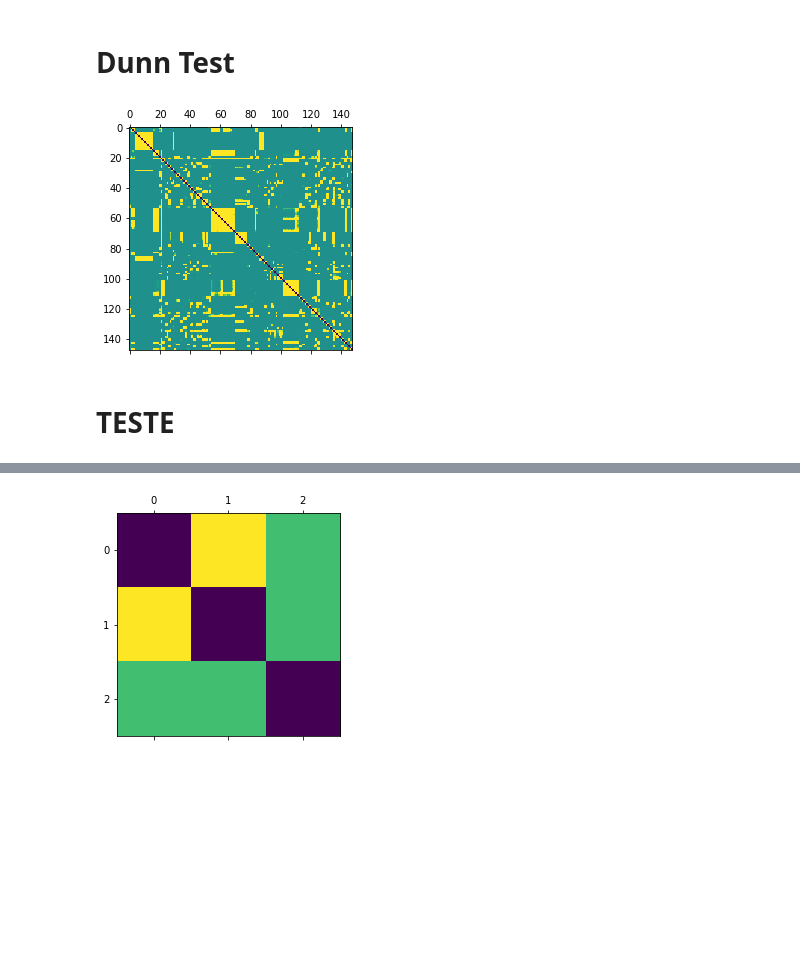
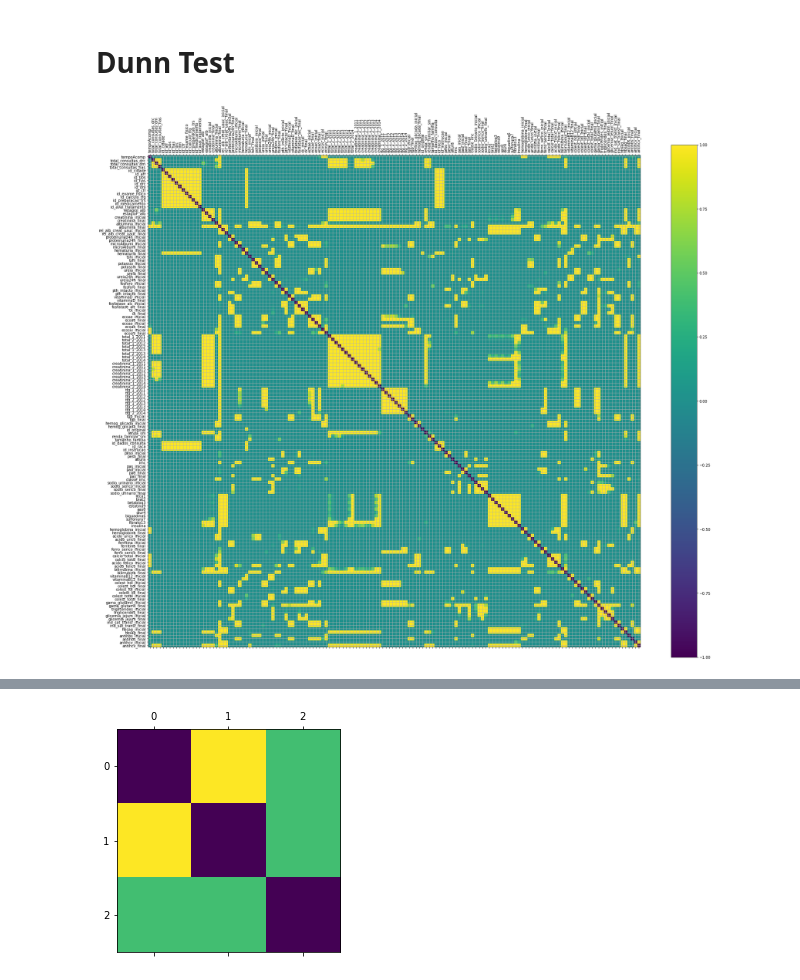
Before and after one commit to gabiiwa/DRC, a Jupyter notebook: kruskal_post_int.ipynb, the cells around one changed output, grey strips where cells are left out. Cells and saved outputs as stored; diff of their text form; code cells hidden in the pictures; blank space fills up the shorter version.

```diff
--- a/kruskal_post_int.ipynb
+++ b/kruskal_post_int.ipynb
@@ -116,9 +107,0 @@ plt
-# %%
-test = [*args]
-df = sp.posthoc_dunn(test, p_adjust = 'holm')
-plt.matshow(df)
-df.to_csv("dunn_test.csv")
-# %% [output]
-[figure, removed]
-# %% [markdown]
-# TESTE
@@ -124,0 +110,20 @@ df.to_csv("dunn_test.csv")
+# %%
+test = [*args]
+fig = plt.figure(figsize=(30,25))
+
+
+df = sp.posthoc_dunn(test, p_adjust = 'holm')
+
+
+cax = plt.matshow(df, fignum=1)
+fig.colorbar(cax)
+plt.xticks(range(0,len(dic_snulo.keys())),dic_snulo.keys(), rotation = 90)
+plt.yticks(range(0,len(dic_snulo.keys())),dic_snulo.keys())
+
+plt.grid()
+plt.savefig('148por148.png')
+plt.show()
+# plt.matshow(df)
+# df.to_csv("dunn_test.csv")
+# %% [output]
+[figure, added]
```
Also changed, not shown: parts of 6 cells of this notebook, 20 other files.
